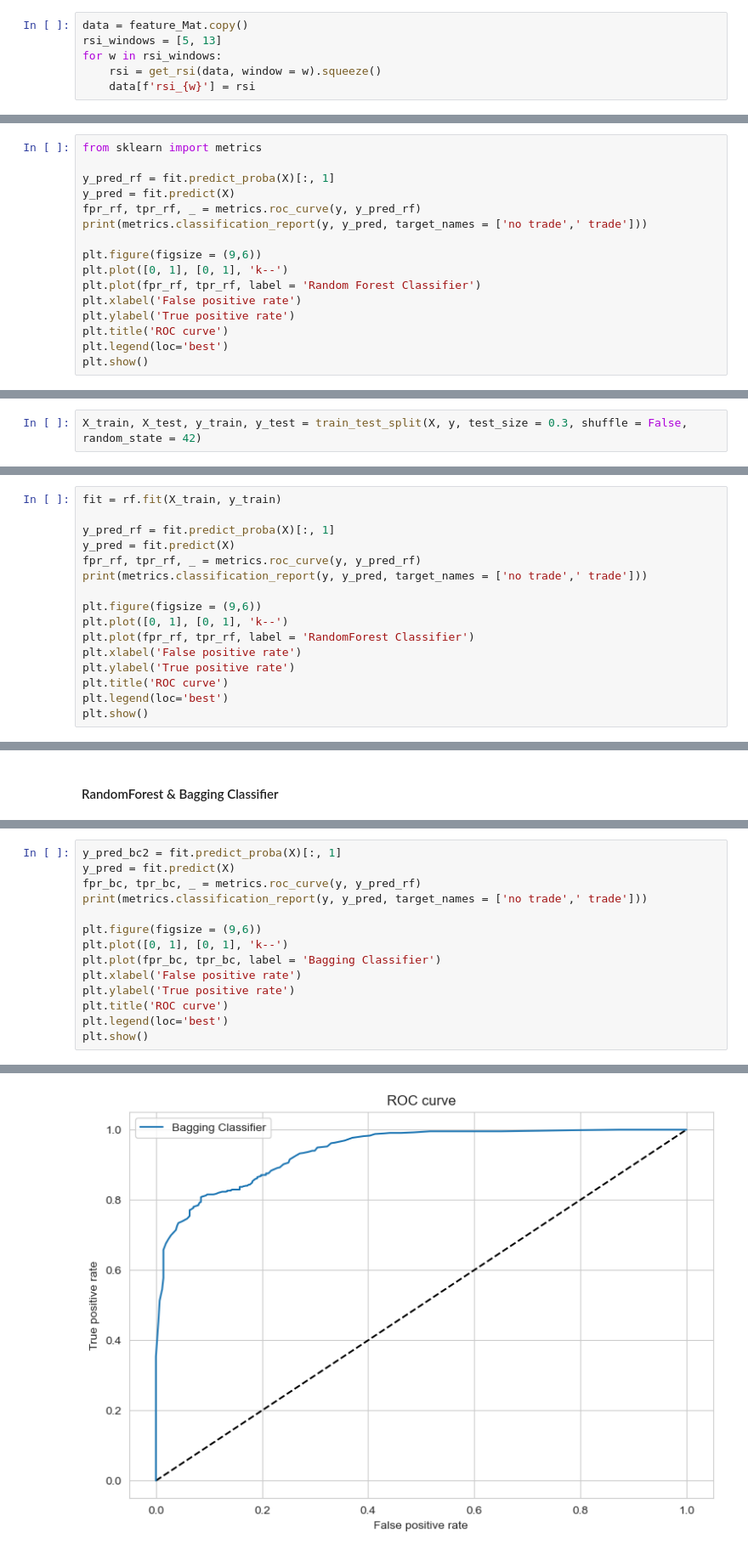
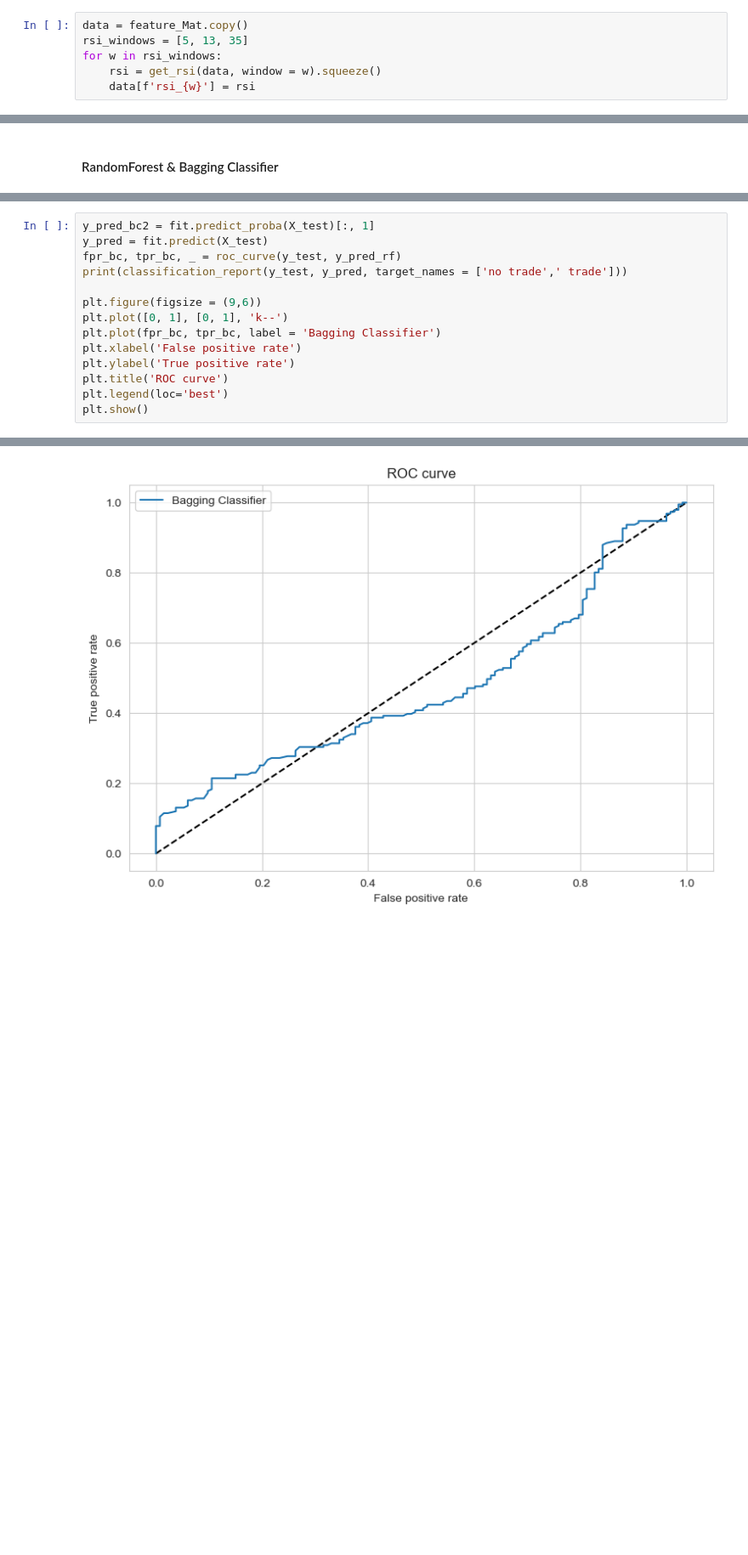
Before and after one commit to Tommylee1013/Advances-in-Financial-Machine-Learning, a Jupyter notebook: Real project.ipynb, the cells around one changed output, grey strips where cells are left out. Shown at 85% size. Cells and saved outputs as stored; diff of their text form; blank space fills up the shorter version.

```diff
--- a/Real project.ipynb
+++ b/Real project.ipynb
@@ -408,7 +408,7 @@ def get_rsi(data, window=14):
     return rsi_df
 # %%
 data = feature_Mat.copy()
-rsi_windows = [5, 13]
+rsi_windows = [5, 13, 35]
 for w in rsi_windows:
     rsi = get_rsi(data, window = w).squeeze()
     data[f'rsi_{w}'] = rsi
@@ -584,16 +606,0 @@ fit = rf.fit(X_train, y_train)
-# %%
-from sklearn import metrics
-
-y_pred_rf = fit.predict_proba(X)[:, 1]
-y_pred = fit.predict(X)
-fpr_rf, tpr_rf, _ = metrics.roc_curve(y, y_pred_rf)
-print(metrics.classification_report(y, y_pred, target_names = ['no trade',' trade']))
-
-plt.figure(figsize = (9,6))
-plt.plot([0, 1], [0, 1], 'k--')
-plt.plot(fpr_rf, tpr_rf, label = 'Random Forest Classifier')
-plt.xlabel('False positive rate')
-plt.ylabel('True positive rate')
-plt.title('ROC curve')
-plt.legend(loc='best')
-plt.show()
@@ -652,2 +608,0 @@ X.drop(['log_ret', 'dollar'], axis=1, inplace=True)
-# %%
-X_train, X_test, y_train, y_test = train_test_split(X, y, test_size = 0.3, shuffle = False, random_state = 42)
@@ -677,16 +608,0 @@ fml.crossValPlot(skf, classifier, X,y)
-# %%
-fit = rf.fit(X_train, y_train)
-
-y_pred_rf = fit.predict_proba(X)[:, 1]
-y_pred = fit.predict(X)
-fpr_rf, tpr_rf, _ = metrics.roc_curve(y, y_pred_rf)
-print(metrics.classification_report(y, y_pred, target_names = ['no trade',' trade']))
-
-plt.figure(figsize = (9,6))
-plt.plot([0, 1], [0, 1], 'k--')
-plt.plot(fpr_rf, tpr_rf, label = 'RandomForest Classifier')
-plt.xlabel('False positive rate')
-plt.ylabel('True positive rate')
-plt.title('ROC curve')
-plt.legend(loc='best')
-plt.show()
@@ -790,8 +697,8 @@ fml.crossValPlot(skf, classifier, X, y)
 # %%
-y_pred_bc2 = fit.predict_proba(X)[:, 1]
-y_pred = fit.predict(X)
-fpr_bc, tpr_bc, _ = metrics.roc_curve(y, y_pred_rf)
-print(metrics.classification_report(y, y_pred, target_names = ['no trade',' trade']))
+y_pred_bc2 = fit.predict_proba(X_test)[:, 1]
+y_pred = fit.predict(X_test)
+fpr_bc, tpr_bc, _ = roc_curve(y_test, y_pred_rf)
+print(classification_report(y_test, y_pred, target_names = ['no trade',' trade']))
 
 plt.figure(figsize = (9,6))
 plt.plot([0, 1], [0, 1], 'k--')
@@ -813 +720 @@ weighted avg       0.90      0.90      0.90      1075
-[figure, old version]
+[figure, new version]
```
Also changed, not shown: parts of 54 cells of this notebook.
